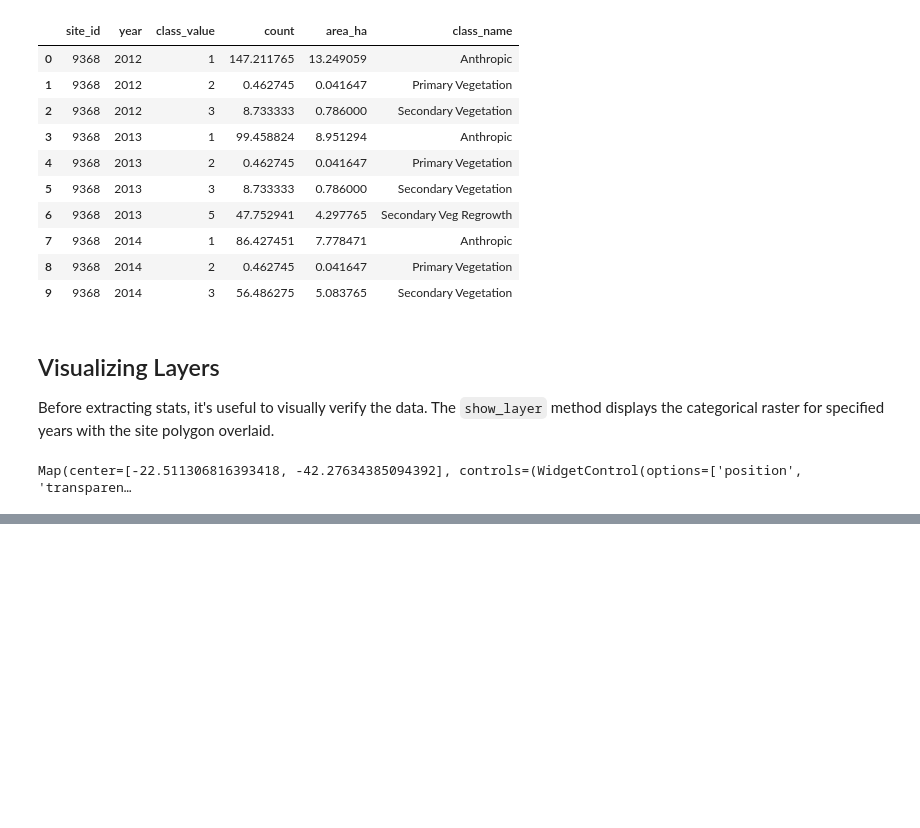
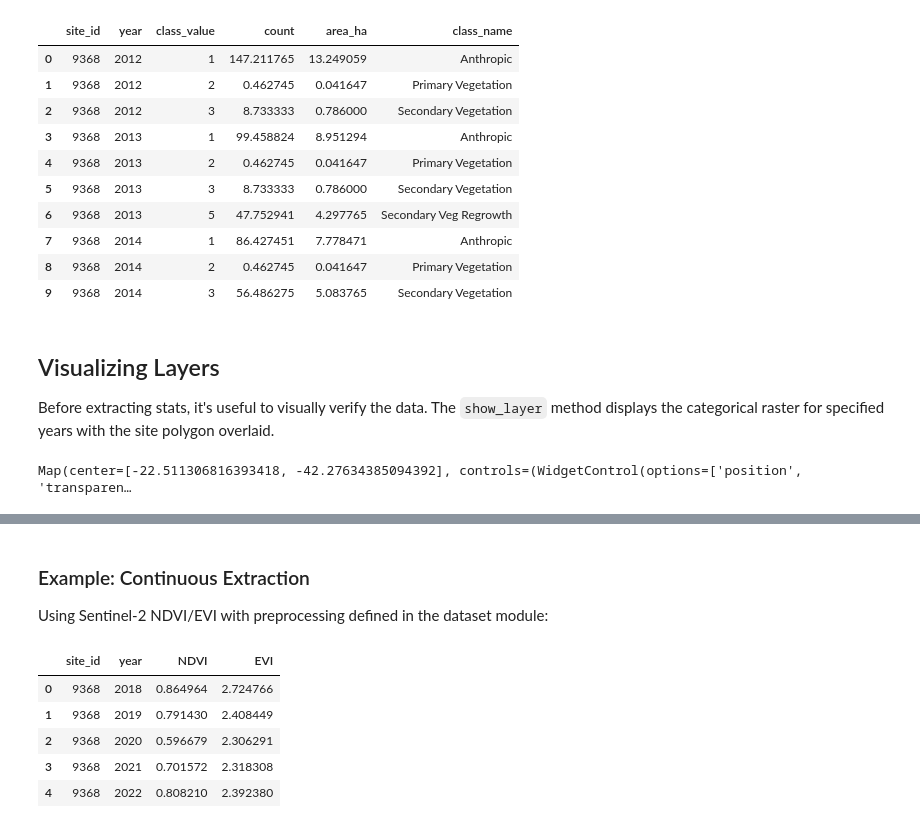
Before and after one commit to aliceheiman/gee-polygons, a Jupyter notebook: nbs/02_extract.ipynb, the cells around one changed output, grey strips where cells are left out. Cells and saved outputs as stored; diff of their text form; code cells hidden in the pictures; blank space fills up the shorter version.

Commit message:
Update initial support for continuous and categorical layers

```diff
--- a/nbs/02_extract.ipynb
+++ b/nbs/02_extract.ipynb
@@ -244,3 +454,27 @@ Map(center=[-22.511306816393418, -42.27634385094392], controls=(WidgetControl(op
+# %% [markdown]
+### Example: Continuous Extraction
+
+Using Sentinel-2 NDVI/EVI with preprocessing defined in the dataset module:
+# %%
+# Example with Sentinel-2 NDVI/EVI (requires updated datasets/sentinel2.py)
+from gee_polygons.datasets.sentinel2 import SENTINEL2_NDVI_EVI
+
+# Yearly NDVI/EVI summary
+df = site.extract_continuous(
+    SENTINEL2_NDVI_EVI,
+    start_date='2018-01-01',
+    end_date='2024-12-31',
+    reducer='median',
+    frequency='yearly'
+)
+df.head()
+# %% [output]
+|  | site_id | year | NDVI | EVI |
+| 0 | 9368 | 2018 | 0.864964 | 2.724766 |
+| 1 | 9368 | 2019 | 0.791430 | 2.408449 |
+| 2 | 9368 | 2020 | 0.596679 | 2.306291 |
+| 3 | 9368 | 2021 | 0.701572 | 2.318308 |
+| 4 | 9368 | 2022 | 0.808210 | 2.392380 |
 # %%
 #| hide
 import nbdev; nbdev.nbdev_export()
```
Also changed, not shown: parts of 9 cells of this notebook, 13 other files.
